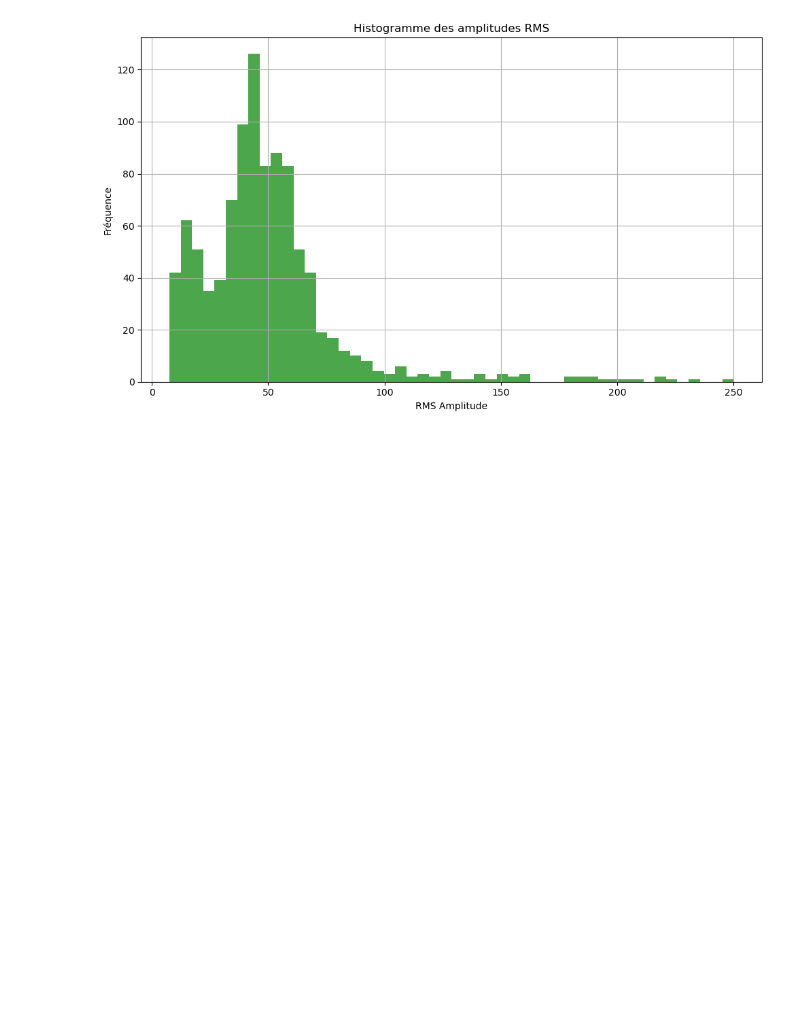
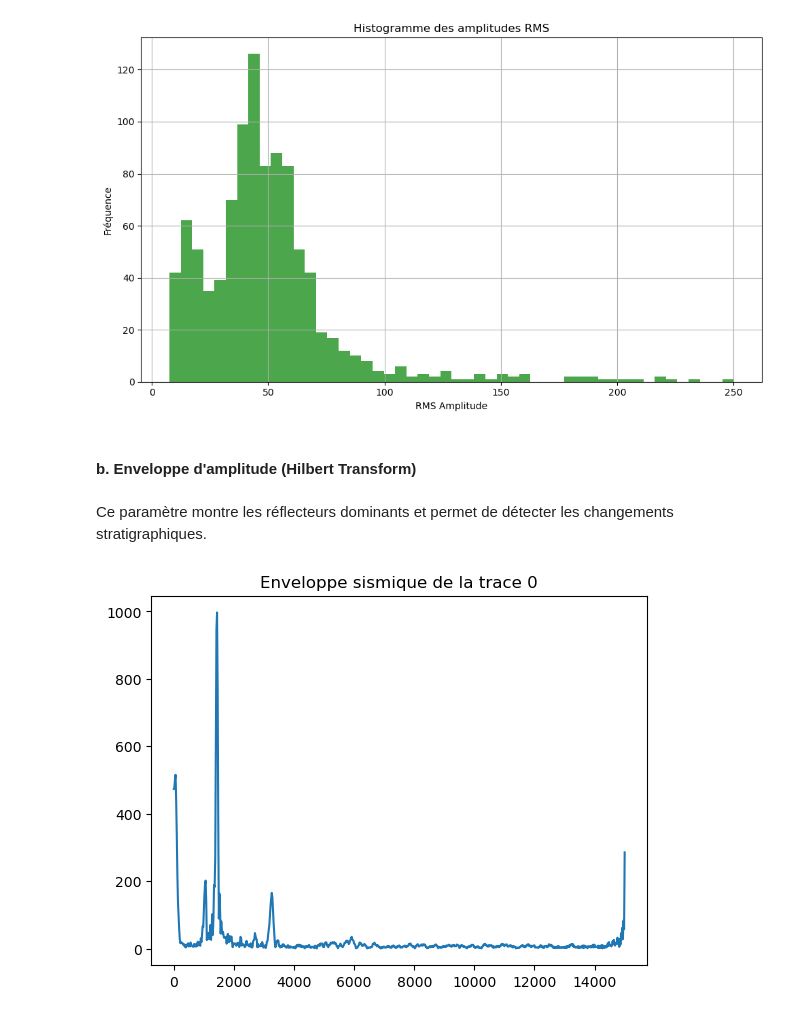
Before and after one commit to ipatriqIP/seam_project, a Jupyter notebook: notebooks/seismic_section_2d.ipynb, the cells around one changed output. Cells and saved outputs as stored; diff of their text form; code cells hidden in the pictures; blank space fills up the shorter version.

```diff
--- a/notebooks/seismic_section_2d.ipynb
+++ b/notebooks/seismic_section_2d.ipynb
@@ -52,6 +53,7 @@ with segyio.open(filename, ignore_geometry=True) as f :
     binary_header = f.bin                                        # récupère binary
     trace_headers = [header for header in f.header]              # récupère les headers de toutes les traces
     trace_data = f.trace.raw[:]                                  # récupère les données sismiques de toutes les traces
+    samples = f.samples                                          # récupère le temps (en µs ou ms) de preleveent de chaque échantillon
 # %% [markdown]
 L'en-tête de fichier
 # %% [markdown]
@@ -359,7 +397,7 @@ Le RMS est très utilisé en géophysique, car il permet :
 - l'analyse AVO/AVA - mesure de l'energie en fonction de l'offset (Amplitude varie selon l'offset source-récepteur et Amplitude varie selon l'angle d'incidence)
 # %%
 # Calculer l'amplitude RMS pour chaque trace
-df_full['rms'] = df_full[sample_columns].apply(lambda row: np.sqrt(np.mean(row**2)), axis=1)
+df_full['rms'] = np.sqrt(np.mean(df_amplitude**2, axis=1))
 # %%
 # Histogramme des valeurs RMS
 plt.figure(figsize=(10, 6))
@@ -373,3 +411,17 @@ plt.savefig("results/histogram_rms.png")
 plt.show()
 # %% [output]
 [figure]
+# %% [markdown]
+#### b. Enveloppe d'amplitude (Hilbert Transform)
+# %% [markdown]
+Ce paramètre montre les réflecteurs dominants et permet de détecter les changements stratigraphiques.
+# %%
+# Exemple avec la première trace
+trace_0 = df_full[sample_columns].iloc[0]
+envelope_0 = np.abs(hilbert(trace_0))
+
+plt.plot(samples, envelope_0)
+plt.title("Enveloppe sismique de la trace 0")
+plt.show()
+# %% [output]
+[figure, added]
```
Also changed, not shown: parts of 33 cells of this notebook, 2 other files.
